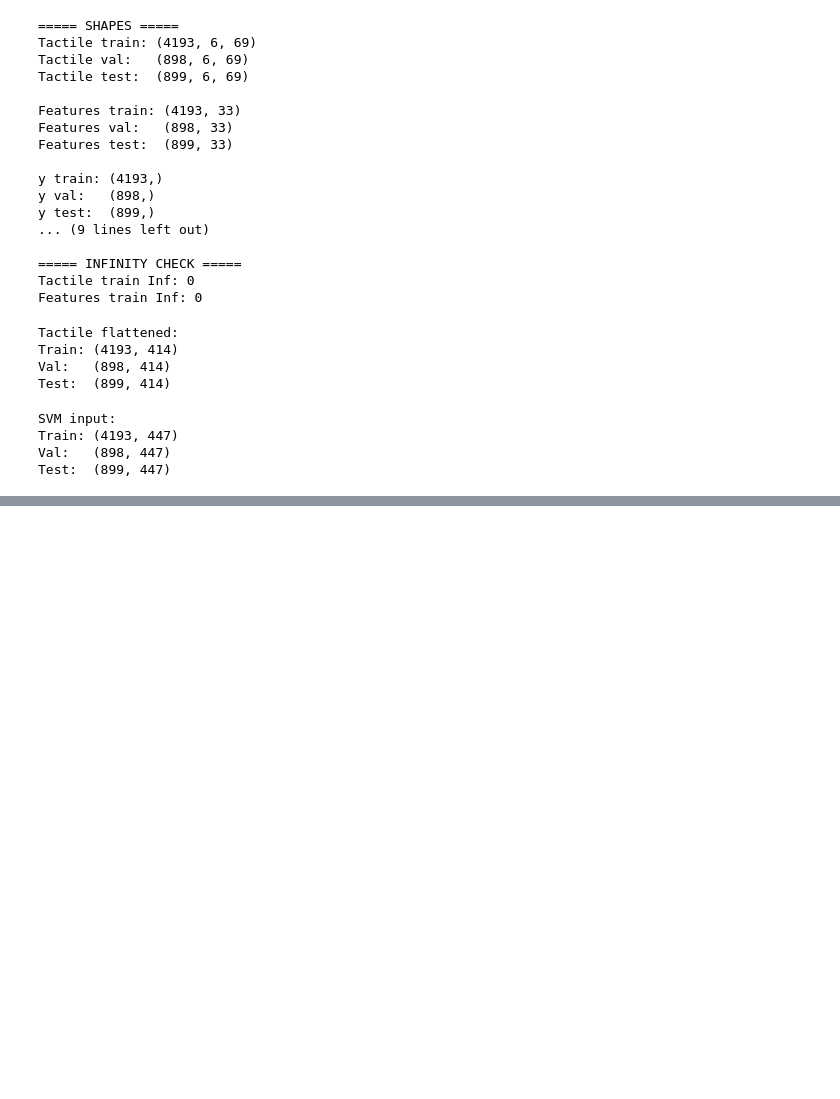
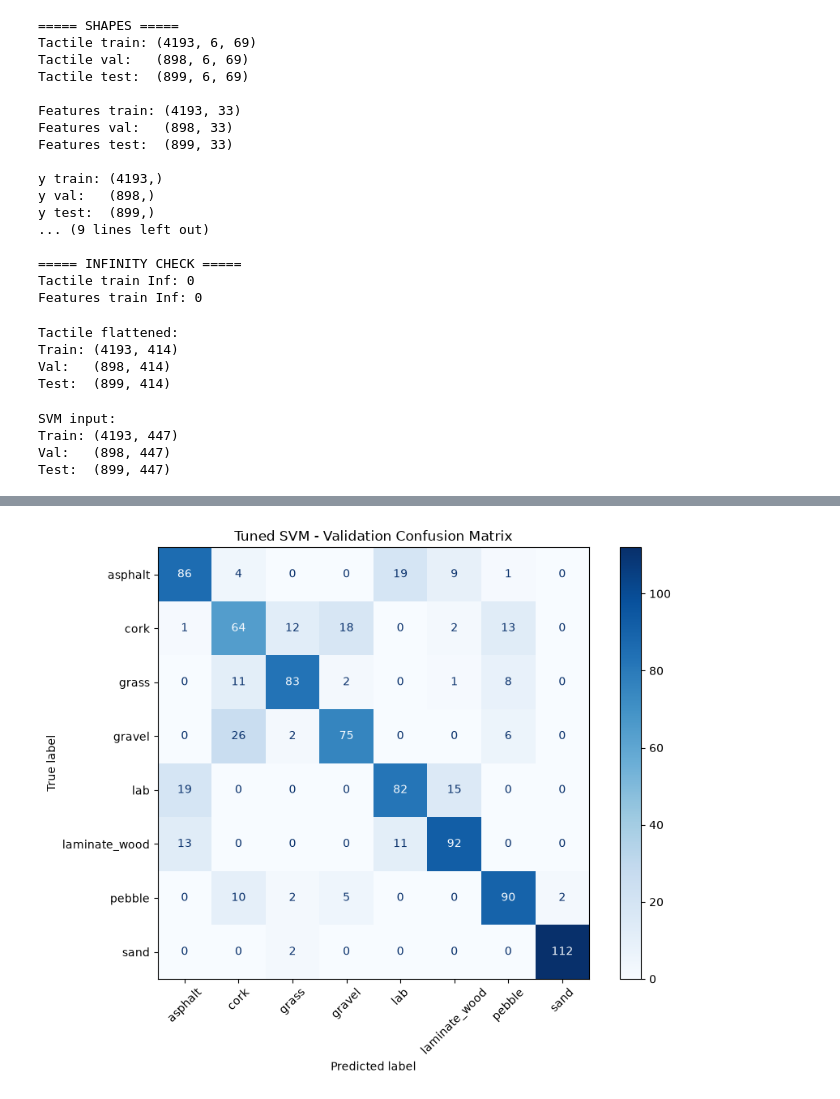
Before and after one commit to adarsh-teli-dev/terrain-classification-tactile-dl, a Jupyter notebook: notebooks/02_preprocessing.ipynb, the cells around one changed output, grey strips where cells are left out. Cells and saved outputs as stored; diff of their text form; code cells hidden in the pictures; blank space fills up the shorter version.

Commit message:
done with model CNN and SVM model training

```diff
--- a/notebooks/02_preprocessing.ipynb
+++ b/notebooks/02_preprocessing.ipynb
@@ -320,0 +404,18 @@ Test:  (899, 447)
+# %%
+from sklearn.model_selection import GridSearchCV
+
+param_grid = {
+    "C": [0.1, 1, 10, 100],
+    "gamma": ["scale", 0.01, 0.001]
+}
+
+svm_grid = GridSearchCV(
+    estimator=SVC(kernel="rbf"),
+    param_grid=param_grid,
+    cv=3,
+    scoring="accuracy",
+    n_jobs=-1,
+    verbose=1
+)
+
+svm_grid.fit(X_svm_train, y_train)
@@ -320,0 +469,28 @@ Test:  (899, 447)
+# %%
+# Tuned SVM confusion matrix
+
+cm_tuned = confusion_matrix(
+    y_val,
+    y_val_pred_tuned
+)
+
+fig, ax = plt.subplots(figsize=(9, 7))
+
+disp = ConfusionMatrixDisplay(
+    confusion_matrix=cm_tuned,
+    display_labels=terrain_classes
+)
+
+disp.plot(
+    ax=ax,
+    cmap="Blues",
+    xticks_rotation=45,
+    values_format="d"
+)
+
+ax.set_title("Tuned SVM - Validation Confusion Matrix")
+
+plt.tight_layout()
+plt.show()
+# %% [output]
+[figure, added]
```
Also changed, not shown: parts of 8 cells of this notebook, 3 other files.
